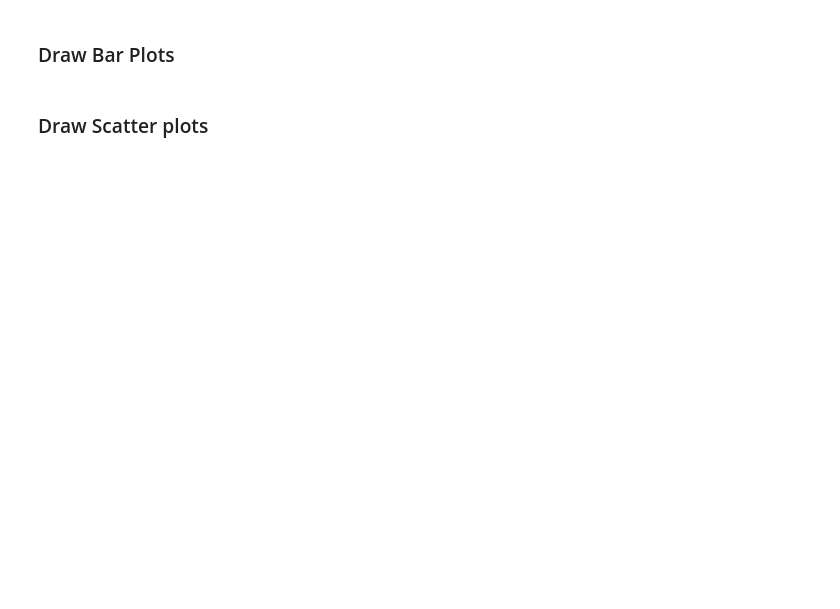
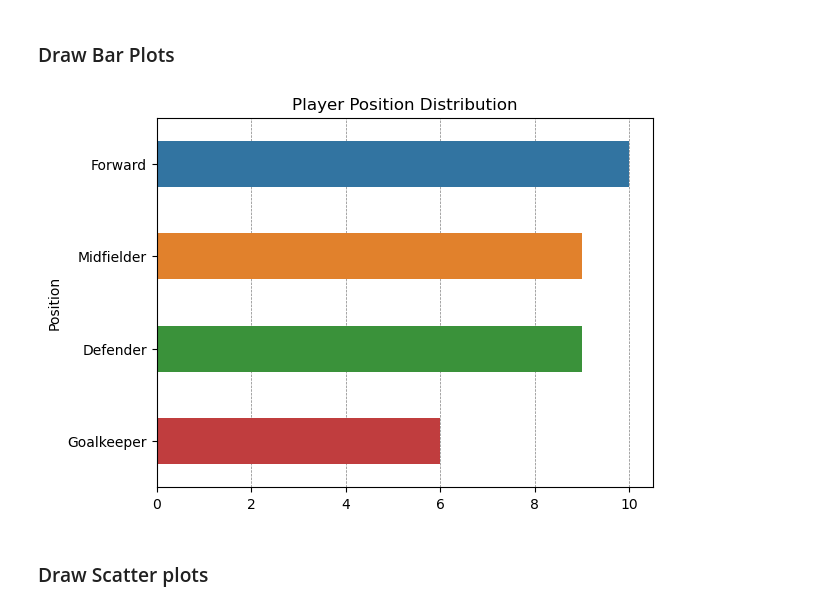
Before and after one commit to jaka-aurora/DA-ML-Basics-assignments-2025, a Jupyter notebook: assignments1/assignment1_players_eda.ipynb, the cells around one changed output. Drawn from its saved outputs; the diff is of its cells as text; code cells hidden in the pictures; blank space fills up the shorter version.

```diff
--- a/assignments1/assignment1_players_eda.ipynb
+++ b/assignments1/assignment1_players_eda.ipynb
@@ -109,6 +201,31 @@ However, select only some columns for the histogram and other plots in the follo
 ### Draw Bar Plots
 # %%
 # TODO: Bar plots
+
+positions_num = df['Position'].value_counts()
+# print(positions_num)
+
+plt.title('Player Position Distribution')
+
+sns.barplot(
+    x=positions_num.values,
+    y=positions_num.index,
+    hue=positions_num.index,
+    legend=False,
+    orient='h',
+    width=0.5,
+    zorder=2
+)
+plt.grid(
+    axis='x',
+    zorder=1,
+    linestyle='--',
+    linewidth=0.5,
+    color='gray'
+)
+#plt.show()
+# %% [output]
+[figure, added]
 # %% [markdown]
 ### Draw Scatter plots
 # %%
```
Also changed, not shown: parts of 25 cells of this notebook, 2 other files.
